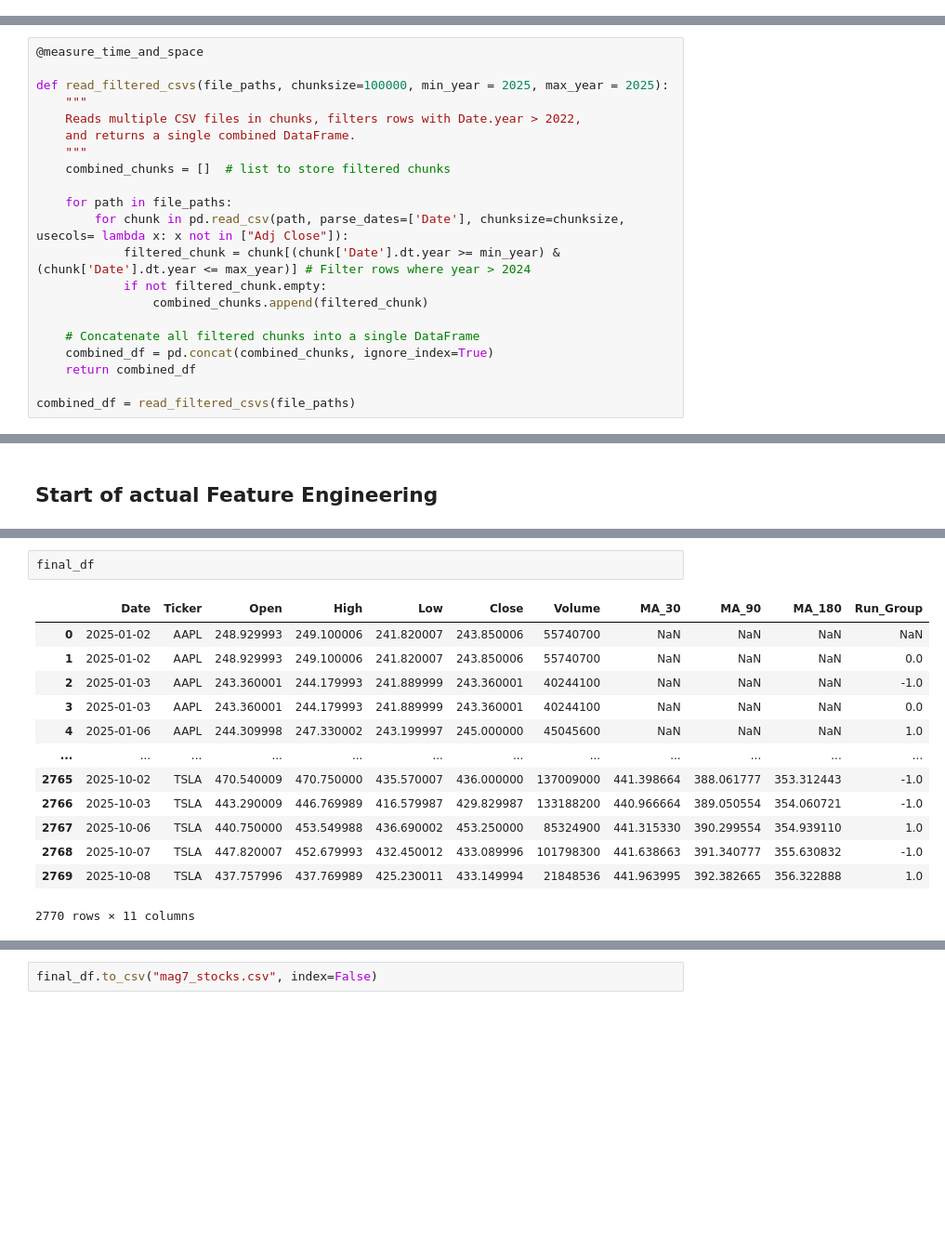
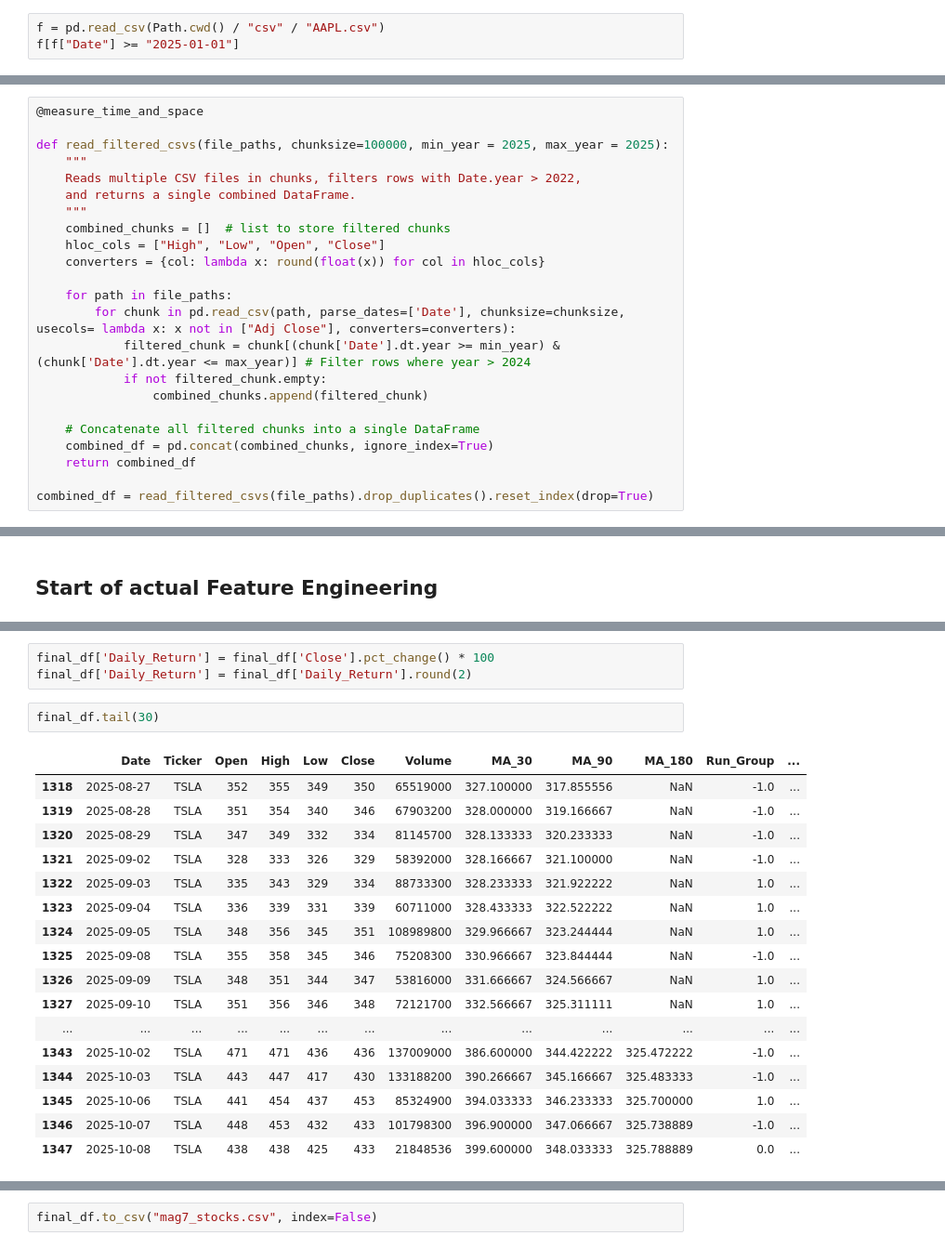
Before and after one commit to YoinkOURcode/SIT_ICT1002, a Jupyter notebook: data/data_wrangling.ipynb, the cells around one changed output, grey strips where cells are left out. Shown at 93% size. Cells and saved outputs as stored; diff of their text form; blank space fills up the shorter version.

```diff
--- a/data/data_wrangling.ipynb
+++ b/data/data_wrangling.ipynb
@@ -69,3 +68,6 @@ select_target_csvs_nonrecursive(Path.cwd() / "csv")
  'c:\\Users\\Admin\\.Projects\\Programming Fundamentals\\SIT_ICT1002\\data\\csv\\MSFT.csv',
  'c:\\Users\\Admin\\.Projects\\Programming Fundamentals\\SIT_ICT1002\\data\\csv\\NVDA.csv',
  'c:\\Users\\Admin\\.Projects\\Programming Fundamentals\\SIT_ICT1002\\data\\csv\\TSLA.csv']
+# %%
+f = pd.read_csv(Path.cwd() / "csv" / "AAPL.csv")
+f[f["Date"] >= "2025-01-01"]
@@ -85,9 +101,11 @@ def read_filtered_csvs(file_paths, chunksize=100000, min_year = 2025, max_year =
     and returns a single combined DataFrame.
     """
     combined_chunks = []  # list to store filtered chunks
+    hloc_cols = ["High", "Low", "Open", "Close"]
+    converters = {col: lambda x: round(float(x)) for col in hloc_cols}
 
     for path in file_paths:
-        for chunk in pd.read_csv(path, parse_dates=['Date'], chunksize=chunksize, usecols= lambda x: x not in ["Adj Close"]):
+        for chunk in pd.read_csv(path, parse_dates=['Date'], chunksize=chunksize, usecols= lambda x: x not in ["Adj Close"], converters=converters):
             filtered_chunk = chunk[(chunk['Date'].dt.year >= min_year) & (chunk['Date'].dt.year <= max_year)] # Filter rows where year > 2024
             if not filtered_chunk.empty:
                 combined_chunks.append(filtered_chunk)
@@ -96,5 +114,5 @@ def read_filtered_csvs(file_paths, chunksize=100000, min_year = 2025, max_year =
     combined_df = pd.concat(combined_chunks, ignore_index=True)
     return combined_df
 
-combined_df = read_filtered_csvs(file_paths)
+combined_df = read_filtered_csvs(file_paths).drop_duplicates().reset_index(drop=True)
 # %% [output]
@@ -339,19 +344,26 @@ final_df = combined_df.groupby("Ticker", group_keys=False, sort=False).apply(pro
+# %%
+final_df['Daily_Return'] = final_df['Close'].pct_change() * 100
+final_df['Daily_Return'] = final_df['Daily_Return'].round(2)
 # %%
-final_df
+final_df.tail(30)
 # %% [output]
-|  | Date | Ticker | Open | High | Low | Close | Volume | MA_30 | MA_90 | MA_180 | Run_Group |
-| 0 | 2025-01-02 | AAPL | 248.929993 | 249.100006 | 241.820007 | 243.850006 | 55740700 | NaN | NaN | NaN | NaN |
-| 1 | 2025-01-02 | AAPL | 248.929993 | 249.100006 | 241.820007 | 243.850006 | 55740700 | NaN | NaN | NaN | 0.0 |
-| 2 | 2025-01-03 | AAPL | 243.360001 | 244.179993 | 241.889999 | 243.360001 | 40244100 | NaN | NaN | NaN | -1.0 |
-| 3 | 2025-01-03 | AAPL | 243.360001 | 244.179993 | 241.889999 | 243.360001 | 40244100 | NaN | NaN | NaN | 0.0 |
-| 4 | 2025-01-06 | AAPL | 244.309998 | 247.330002 | 243.199997 | 245.000000 | 45045600 | NaN | NaN | NaN | 1.0 |
-| ... | ... | ... | ... | ... | ... | ... | ... | ... | ... | ... | ... |
-| 2765 | 2025-10-02 | TSLA | 470.540009 | 470.750000 | 435.570007 | 436.000000 | 137009000 | 441.398664 | 388.061777 | 353.312443 | -1.0 |
-| 2766 | 2025-10-03 | TSLA | 443.290009 | 446.769989 | 416.579987 | 429.829987 | 133188200 | 440.966664 | 389.050554 | 354.060721 | -1.0 |
-| 2767 | 2025-10-06 | TSLA | 440.750000 | 453.549988 | 436.690002 | 453.250000 | 85324900 | 441.315330 | 390.299554 | 354.939110 | 1.0 |
-| 2768 | 2025-10-07 | TSLA | 447.820007 | 452.679993 | 432.450012 | 433.089996 | 101798300 | 441.638663 | 391.340777 | 355.630832 | -1.0 |
-| 2769 | 2025-10-08 | TSLA | 437.757996 | 437.769989 | 425.230011 | 433.149994 | 21848536 | 441.963995 | 392.382665 | 356.322888 | 1.0 |
+|  | Date | Ticker | Open | High | Low | Close | Volume | MA_30 | MA_90 | MA_180 | Run_Group | ... |
+| 1318 | 2025-08-27 | TSLA | 352 | 355 | 349 | 350 | 65519000 | 327.100000 | 317.855556 | NaN | -1.0 | ... |
+| 1319 | 2025-08-28 | TSLA | 351 | 354 | 340 | 346 | 67903200 | 328.000000 | 319.166667 | NaN | -1.0 | ... |
+| 1320 | 2025-08-29 | TSLA | 347 | 349 | 332 | 334 | 81145700 | 328.133333 | 320.233333 | NaN | -1.0 | ... |
+| 1321 | 2025-09-02 | TSLA | 328 | 333 | 326 | 329 | 58392000 | 328.166667 | 321.100000 | NaN | -1.0 | ... |
+| 1322 | 2025-09-03 | TSLA | 335 | 343 | 329 | 334 | 88733300 | 328.233333 | 321.922222 | NaN | 1.0 | ... |
+| 1323 | 2025-09-04 | TSLA | 336 | 339 | 331 | 339 | 60711000 | 328.433333 | 322.522222 | NaN | 1.0 | ... |
+| 1324 | 2025-09-05 | TSLA | 348 | 356 | 345 | 351 | 108989800 | 329.966667 | 323.244444 | NaN | 1.0 | ... |
+| 1325 | 2025-09-08 | TSLA | 355 | 358 | 345 | 346 | 75208300 | 330.966667 | 323.844444 | NaN | -1.0 | ... |
+| 1326 | 2025-09-09 | TSLA | 348 | 351 | 344 | 347 | 53816000 | 331.666667 | 324.566667 | NaN | 1.0 | ... |
+| 1327 | 2025-09-10 | TSLA | 351 | 356 | 346 | 348 | 72121700 | 332.566667 | 325.311111 | NaN | 1.0 | ... |
+| ... | ... | ... | ... | ... | ... | ... | ... | ... | ... | ... | ... | ... |
+| 1343 | 2025-10-02 | TSLA | 471 | 471 | 436 | 436 | 137009000 | 386.600000 | 344.422222 | 325.472222 | -1.0 | ... |
+| 1344 | 2025-10-03 | TSLA | 443 | 447 | 417 | 430 | 133188200 | 390.266667 | 345.166667 | 325.483333 | -1.0 | ... |
+| 1345 | 2025-10-06 | TSLA | 441 | 454 | 437 | 453 | 85324900 | 394.033333 | 346.233333 | 325.700000 | 1.0 | ... |
+| 1346 | 2025-10-07 | TSLA | 448 | 453 | 432 | 433 | 101798300 | 396.900000 | 347.066667 | 325.738889 | -1.0 | ... |
+| 1347 | 2025-10-08 | TSLA | 438 | 438 | 425 | 433 | 21848536 | 399.600000 | 348.033333 | 325.788889 | 0.0 | ... |
-2770 rows × 11 columns
 # %%
 final_df.info()
 # %% [output]
```
Also changed, not shown: parts of 19 cells of this notebook, 12 other files.
